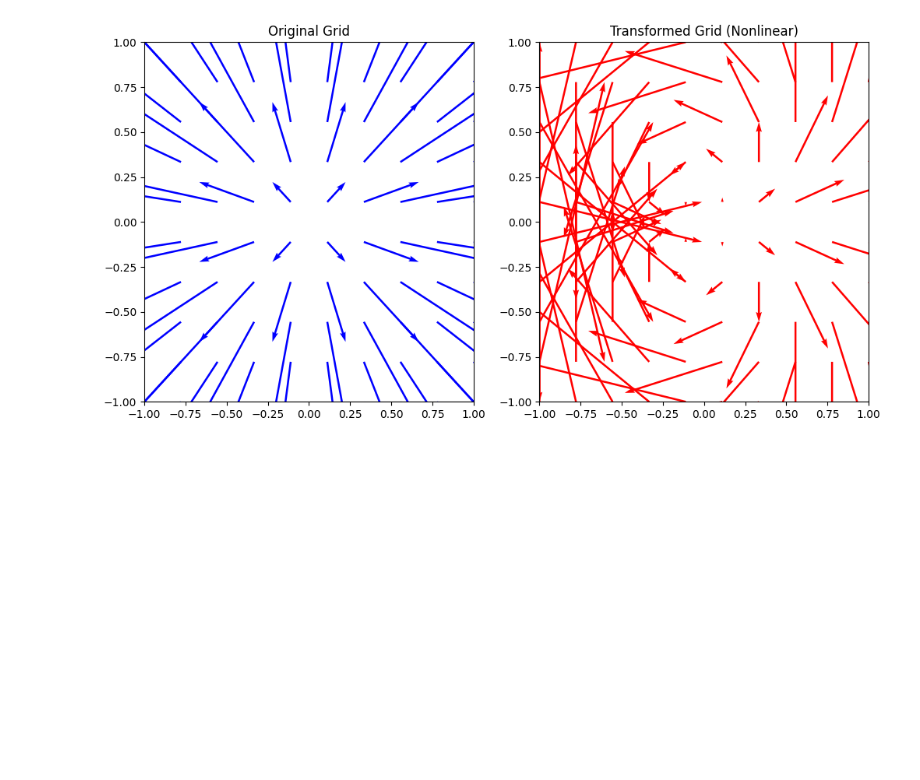
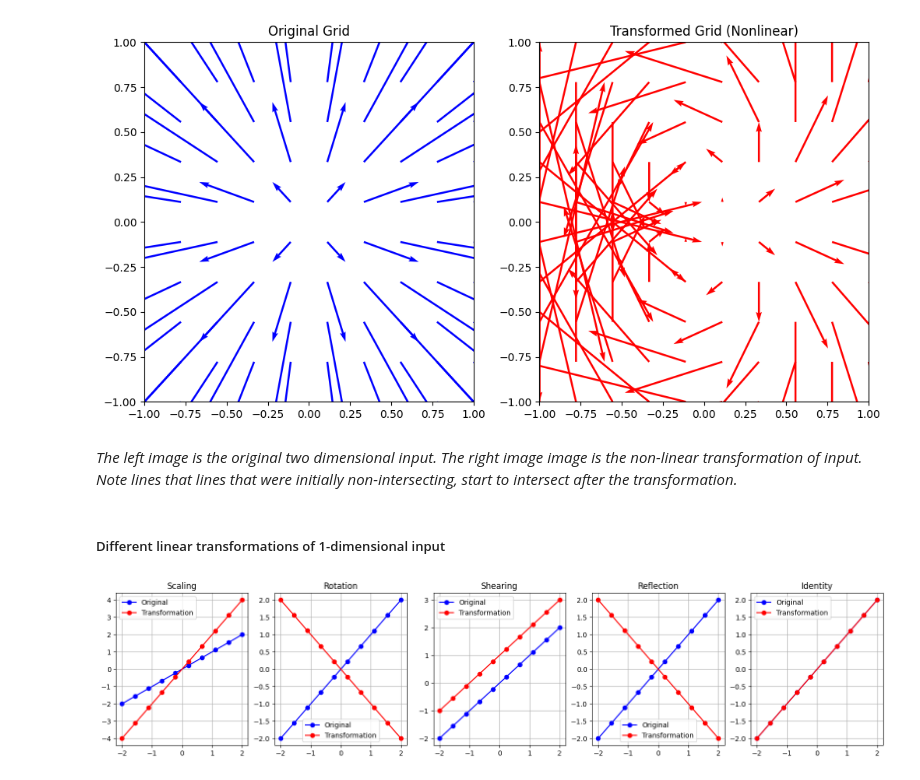
Before and after one commit to taskswithcode/probability_for_ml_notebooks, a Jupyter notebook: MLEssence.ipynb, the cells around one changed output. Saved outputs shown, nothing was run; the diff lists cells and outputs as text; code cells hidden in the pictures; blank space fills up the shorter version.

```diff
--- a/MLEssence.ipynb
+++ b/MLEssence.ipynb
@@ -112,3 +137,37 @@ ax[1].set_ylim([-1, 1])
 plt.show()
 # %% [output]
 [figure]
+# %% [markdown]
+*The left image is the original two dimensional input. The right image image is the non-linear transformation of input. Note lines that lines that were initially non-intersecting, start to intersect after the transformation.*
+# %% [markdown]
+##### Different linear transformations of 1-dimensional input
+# %%
+import matplotlib.pyplot as plt
+import numpy as np
+
+# Define a range of input values
+x = np.linspace(-2, 2, 10)
+
+# Define the transformations
+scaling = 2 * x
+rotation = -x  # For 1D, rotation is equivalent to reflection
+shearing = x + 1  # In 1D, shearing is equivalent to translation
+reflection = -x
+identity = x
+
+transformations = [scaling, rotation, shearing, reflection, identity]
+titles = ["Scaling", "Rotation", "Shearing", "Reflection", "Identity"]
+
+fig, axs = plt.subplots(1, 5, figsize=(20, 4))
+
+for ax, transformation, title in zip(axs, transformations, titles):
+    # Plot the original values and the transformed values
+    ax.plot(x, x, 'bo-', label='Original')
+    ax.plot(x, transformation, 'ro-', label='Transformation')
+    ax.set_title(title)
+    ax.legend()
+    ax.grid(True)
+
+plt.show()
+# %% [output]
+[figure, added]
```
Also changed, not shown: parts of 30 cells of this notebook.
